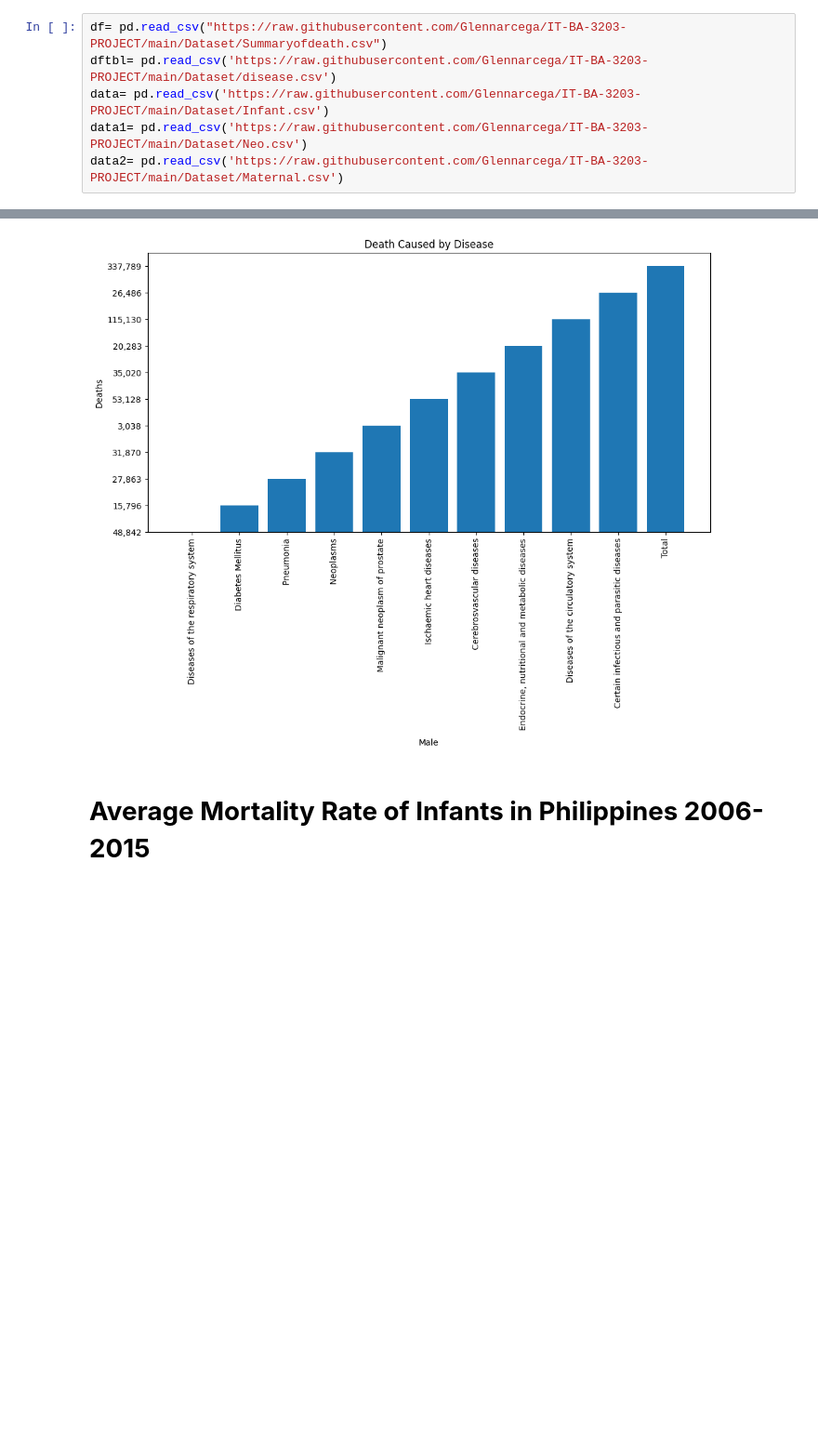
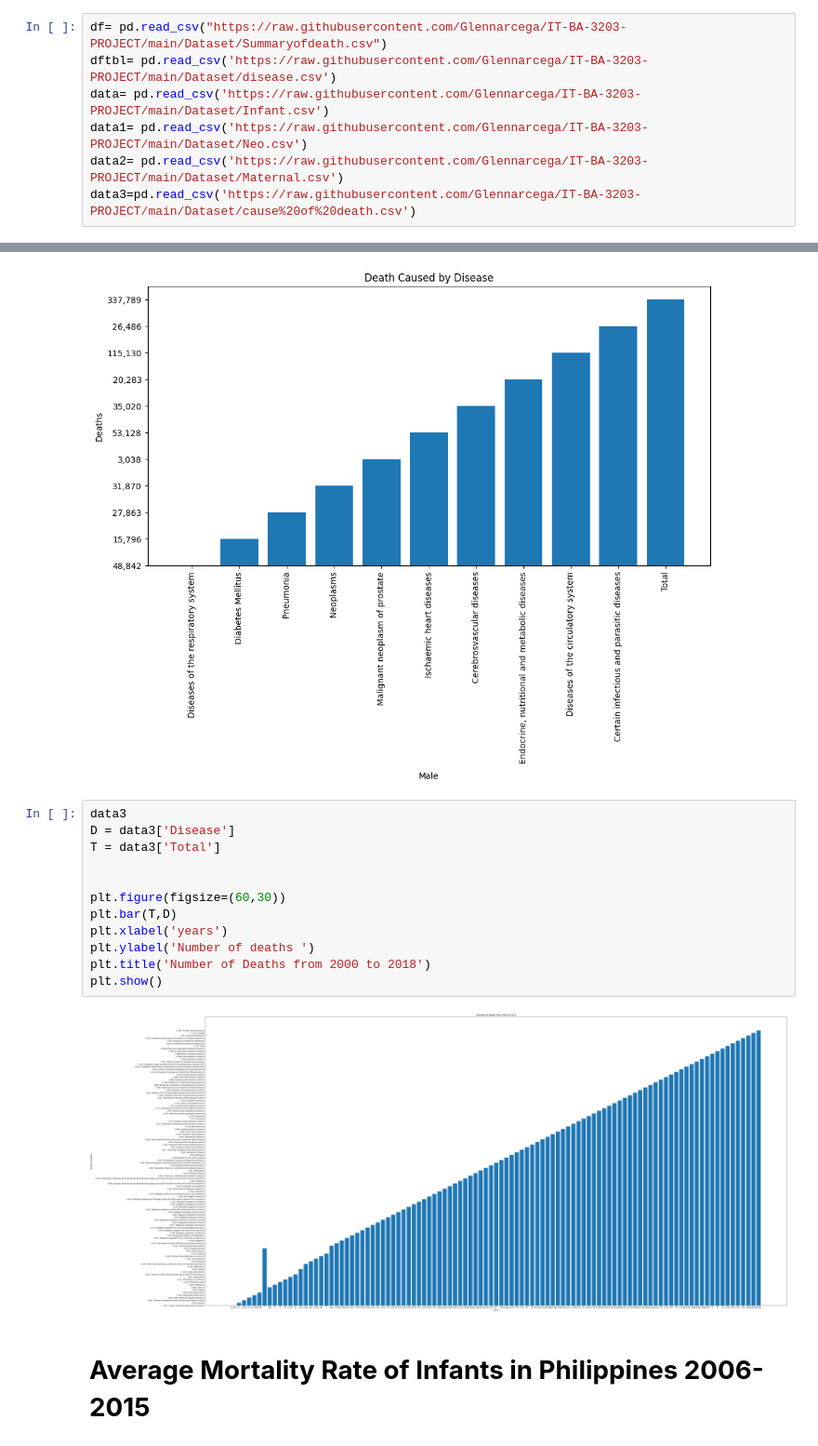
Before and after one commit to Glennarcega/IT-BA-3203-PROJECT, a Jupyter notebook: Social_Factor_of_death.ipynb, the cells around one changed output, grey strips where cells are left out. Shown at 93% size. Saved outputs shown, nothing was run; the diff lists cells and outputs as text; blank space fills up the shorter version.

```diff
--- a/Social_Factor_of_death.ipynb
+++ b/Social_Factor_of_death.ipynb
@@ -11,6 +11,7 @@ dftbl= pd.read_csv('https://raw.githubusercontent.com/Glennarcega/IT-BA-3203-PRO
 data= pd.read_csv('https://raw.githubusercontent.com/Glennarcega/IT-BA-3203-PROJECT/main/Dataset/Infant.csv')
 data1= pd.read_csv('https://raw.githubusercontent.com/Glennarcega/IT-BA-3203-PROJECT/main/Dataset/Neo.csv')
 data2= pd.read_csv('https://raw.githubusercontent.com/Glennarcega/IT-BA-3203-PROJECT/main/Dataset/Maternal.csv')
+data3=pd.read_csv('https://raw.githubusercontent.com/Glennarcega/IT-BA-3203-PROJECT/main/Dataset/cause%20of%20death.csv')
 # %% [markdown]
 # **Number of deaths from 2000 to 2018**
 # %%
@@ -177,6 +178,20 @@ plt.xticks(rotation=90)
 plt.show()
 # %% [output]
 [figure]
+# %%
+data3
+D = data3['Disease']
+T = data3['Total']
+
+
+plt.figure(figsize=(60,30))
+plt.bar(T,D)
+plt.xlabel('years')
+plt.ylabel('Number of deaths ')
+plt.title('Number of Deaths from 2000 to 2018')
+plt.show()
+# %% [output]
+[figure, added]
 # %% [markdown]
 # **Average Mortality Rate of Infants in Philippines 2006-2015**
 # %%
```
